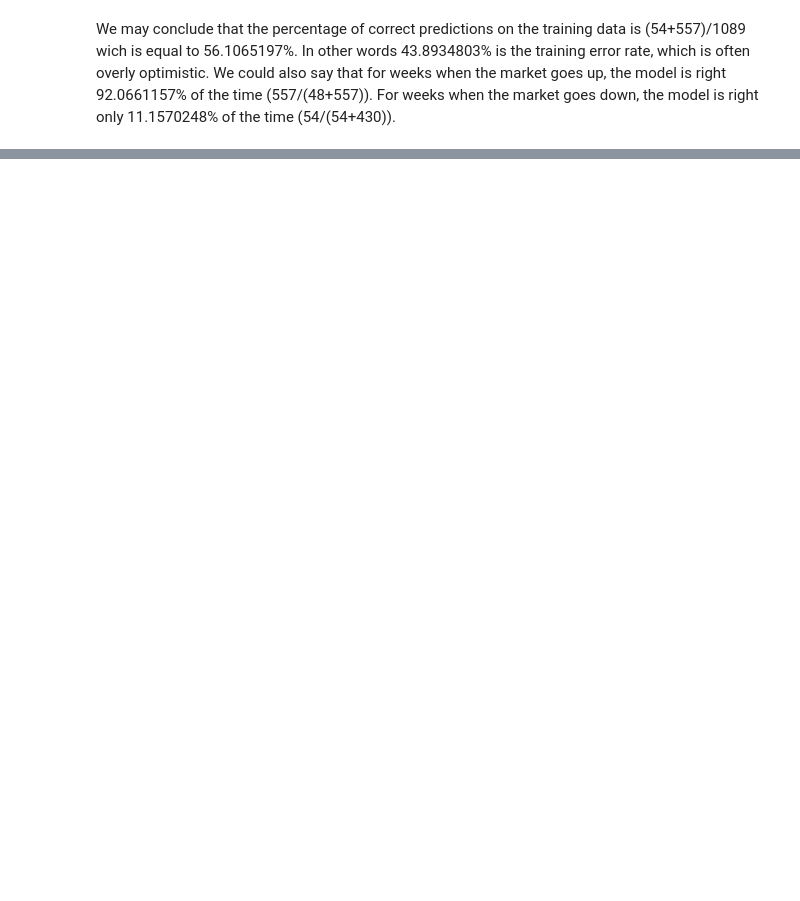
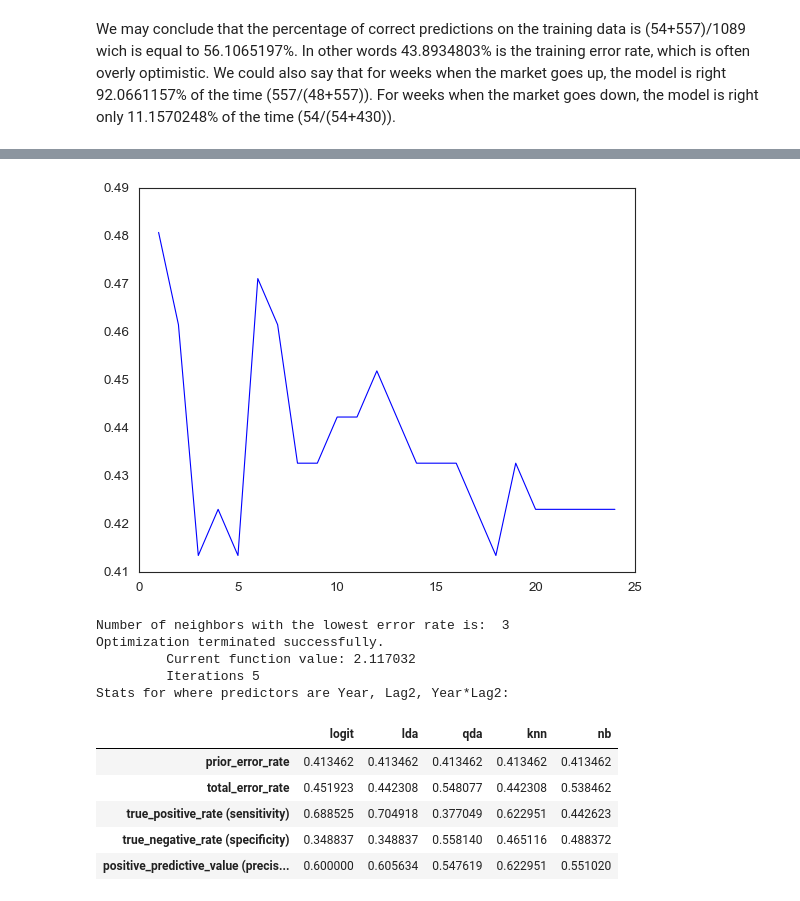
Before and after one commit to balintalfoldy/ISLR_python_AB, a Jupyter notebook: Notebooks/ch4_classification_applied.ipynb, the cells around one changed output, grey strips where cells are left out. Saved outputs shown, nothing was run; the diff lists cells and outputs as text; code cells hidden in the pictures; blank space fills up the shorter version.

```diff
--- a/Notebooks/ch4_classification_applied.ipynb
+++ b/Notebooks/ch4_classification_applied.ipynb
@@ -125,0 +503,17 @@ We may conclude that the percentage of correct predictions on the training data
+# %%
+stats = compare_methods(['Year', 'Lag2', 'Year*Lag2'])
+print('Stats for where predictors are Year, Lag2, Year*Lag2:')
+stats
+# %% [output]
+[figure, added]
+Number of neighbors with the lowest error rate is:  3
+Optimization terminated successfully.
+         Current function value: 2.117032
+         Iterations 5
+Stats for where predictors are Year, Lag2, Year*Lag2:
+|  | logit | lda | qda | knn | nb |
+| prior_error_rate | 0.413462 | 0.413462 | 0.413462 | 0.413462 | 0.413462 |
+| total_error_rate | 0.451923 | 0.442308 | 0.548077 | 0.442308 | 0.538462 |
+| true_positive_rate (sensitivity) | 0.688525 | 0.704918 | 0.377049 | 0.622951 | 0.442623 |
+| true_negative_rate (specificity) | 0.348837 | 0.348837 | 0.558140 | 0.465116 | 0.488372 |
+| positive_predictive_value (precis... | 0.600000 | 0.605634 | 0.547619 | 0.622951 | 0.551020 |
```
Also changed, not shown: parts of 38 cells of this notebook.
